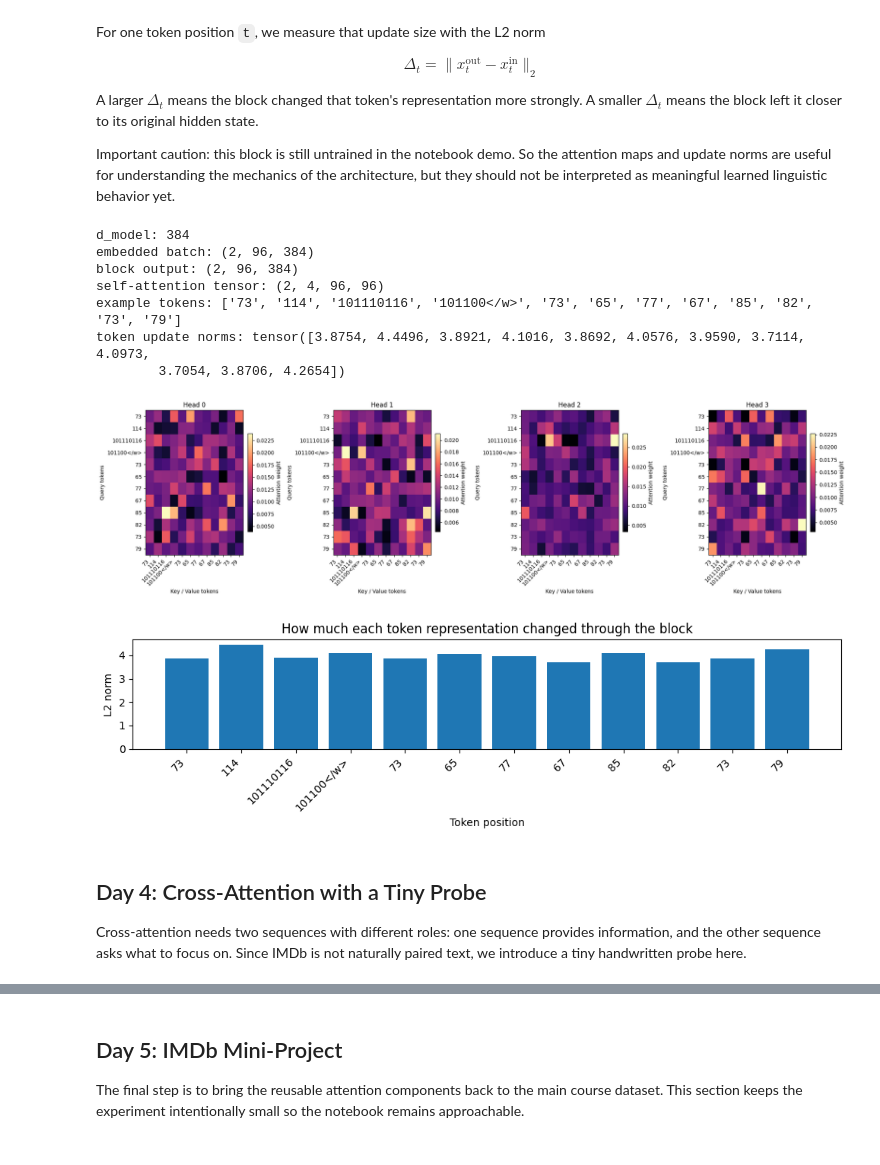
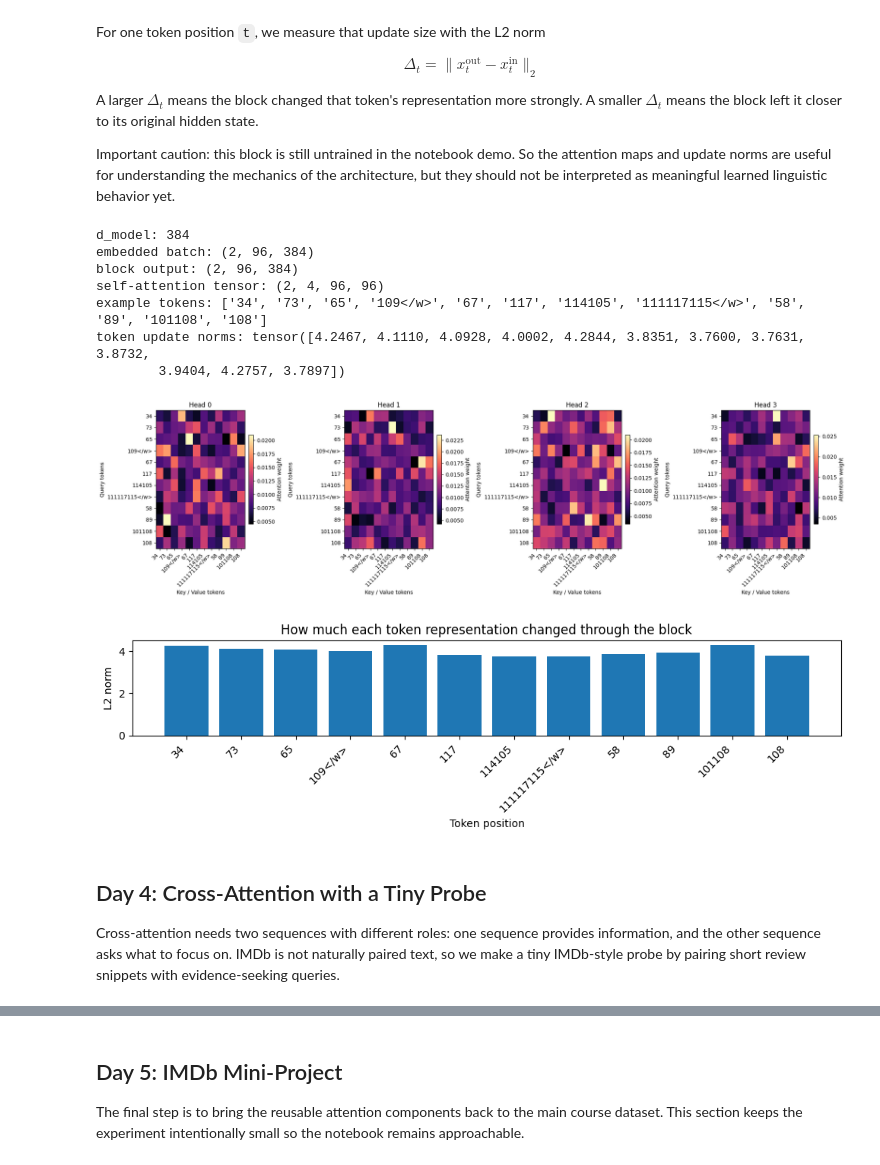
Before and after one commit to mdossett204/AI-maths-foundations, a Jupyter notebook: NLP-learning-notebooks/week6-transformer/Week_6_transformer_attention.ipynb, the cells around one changed output, grey strips where cells are left out. Saved outputs shown, nothing was run; the diff lists cells and outputs as text; code cells hidden in the pictures.

```diff
--- a/NLP-learning-notebooks/week6-transformer/Week_6_transformer_attention.ipynb
+++ b/NLP-learning-notebooks/week6-transformer/Week_6_transformer_attention.ipynb
@@ -57,6 +57,7 @@ from utils import (
 paths = {
     "dataset": Path("../week5-CNN-for-text/data/imdb_bpe_dataset.pt"),
     "bpe_vocab": Path("../week5-CNN-for-text/data/bpe_vocab.json"),
+    "bpe_merges": Path("../week5-CNN-for-text/data/bpe_merges.json"),
     "vocab_config": Path("../week5-CNN-for-text/models/vocab_config.json"),
     "dan_state": Path("../week5-CNN-for-text/models/dan_imdb.pt"),
 }
@@ -67,6 +68,7 @@ if missing:
 
 input_ids, labels, attention_masks = load_torch_dataset(str(paths["dataset"]))
 bpe_vocab = load_json(str(paths["bpe_vocab"]))
+bpe_merges = [tuple(pair) for pair in load_json(str(paths["bpe_merges"]))]
 vocab_config = load_json(str(paths["vocab_config"]))
 id_to_token = {idx: token for token, idx in bpe_vocab.items()}
 device = get_device()
@@ -423,7 +425,7 @@ block_output, block_attentions = transformer_block(
     return_attentions=True,
 )
 
-example_idx = 0
+example_idx = 1
 valid_len = int(sample_masks[example_idx].sum().item())
 display_len = min(12, valid_len)
 example_tokens = [id_to_token[int(token_id)] for token_id in sample_ids[example_idx, :display_len].tolist()]
@@ -434,39 +436,39 @@ example_output = block_output[example_idx, :display_len].detach().cpu()
 delta_norm = (example_output - example_input).norm(dim=-1)
 
 print("d_model:", d_model)
 print("embedded batch:", tuple(sample_states.shape))
 print("block output:", tuple(block_output.shape))
 print("self-attention tensor:", tuple(block_attentions["self_attention"].shape))
 print("example tokens:", example_tokens)
 print("token update norms:", delta_norm)
 
 plot_attention_heads(
     example_attention,
     query_tokens=example_tokens,
     key_tokens=None,
     max_heads=4,
     batch_idx=0,
 )
 
 plt.figure(figsize=(10, 3))
 plt.bar(range(display_len), delta_norm.numpy())
 plt.xticks(range(display_len), example_tokens, rotation=45, ha="right")
 plt.ylabel("L2 norm")
 plt.xlabel("Token position")
 plt.title("How much each token representation changed through the block")
 plt.tight_layout()
 plt.show()
 # %% [output]
 d_model: 384
 embedded batch: (2, 96, 384)
 block output: (2, 96, 384)
 self-attention tensor: (2, 4, 96, 96)
-example tokens: ['73', '114', '101110116', '101100</w>', '73', '65', '77', '67', '85', '82', '73', '79']
-token update norms: tensor([3.8754, 4.4496, 3.8921, 4.1016, 3.8692, 4.0576, 3.9590, 3.7114, 4.0973,
-        3.7054, 3.8706, 4.2654])
+example tokens: ['34', '73', '65', '109</w>', '67', '117', '114105', '111117115</w>', '58', '89', '101108', '108']
+token update norms: tensor([4.2467, 4.1110, 4.0928, 4.0002, 4.2844, 3.8351, 3.7600, 3.7631, 3.8732,
+        3.9404, 4.2757, 3.7897])
-[figure, old version]
+[figure, new version]
-[figure, old version]
+[figure, new version]
 # %% [markdown]
 ## Day 4: Cross-Attention with a Tiny Probe
-Cross-attention needs two sequences with different roles: one sequence provides information, and the other sequence asks what to focus on. Since IMDb is not naturally paired text, we introduce a tiny handwritten probe here.
+Cross-attention needs two sequences with different roles: one sequence provides information, and the other sequence asks what to focus on. IMDb is not naturally paired text, so we make a tiny IMDb-style probe by pairing short review snippets with evidence-seeking queries.
 # %% [markdown]
```
Also changed, not shown: parts of 9 cells of this notebook, 1 other file.
